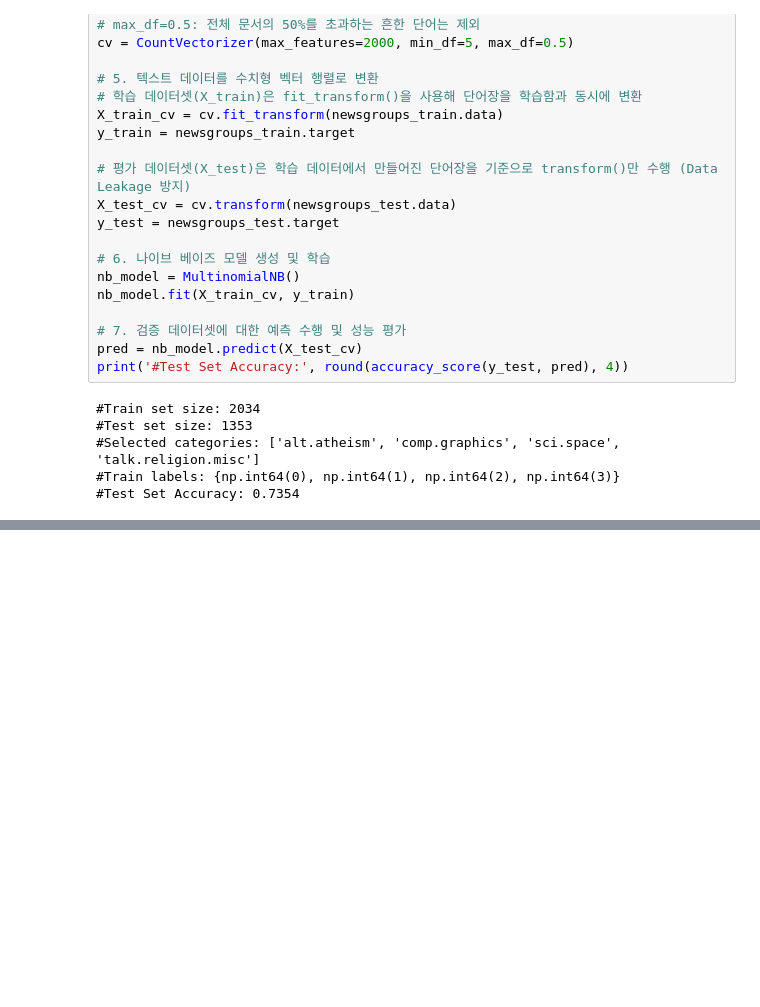
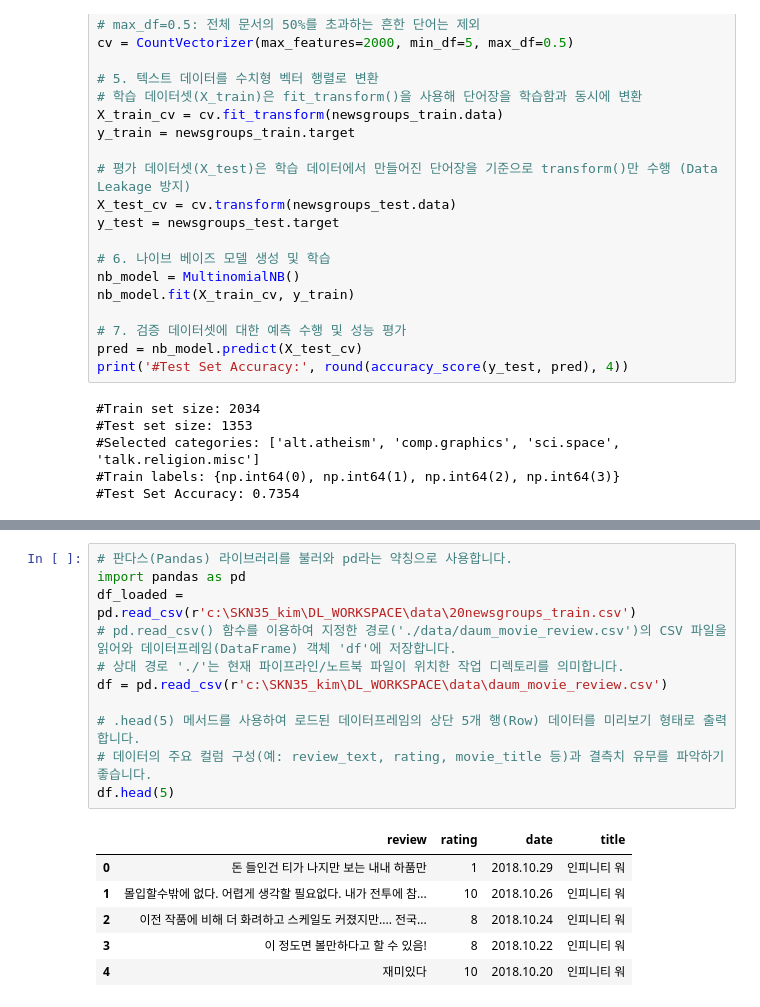
Before and after one commit to kimgyeongmin5348/DL_WORKSPACE, a Jupyter notebook: NLP/nlp03_뉴스그룹_BOW.ipynb, the cells around one changed output, grey strips where cells are left out. Cells and saved outputs as stored; diff of their text form; blank space fills up the shorter version.

```diff
--- a/NLP/nlp03_뉴스그룹_BOW.ipynb
+++ b/NLP/nlp03_뉴스그룹_BOW.ipynb
@@ -292,0 +373,18 @@ print('#Test Set Accuracy:', round(accuracy_score(y_test, pred), 4))
+# %%
+# 판다스(Pandas) 라이브러리를 불러와 pd라는 약칭으로 사용합니다.
+import pandas as pd
+df_loaded = pd.read_csv(r'c:\SKN35_kim\DL_WORKSPACE\data\20newsgroups_train.csv')
+# pd.read_csv() 함수를 이용하여 지정한 경로('./data/daum_movie_review.csv')의 CSV 파일을 읽어와 데이터프레임(DataFrame) 객체 'df'에 저장합니다.
+# 상대 경로 './'는 현재 파이프라인/노트북 파일이 위치한 작업 디렉토리를 의미합니다.
+df = pd.read_csv(r'c:\SKN35_kim\DL_WORKSPACE\data\daum_movie_review.csv')
+
+# .head(5) 메서드를 사용하여 로드된 데이터프레임의 상단 5개 행(Row) 데이터를 미리보기 형태로 출력합니다.
+# 데이터의 주요 컬럼 구성(예: review_text, rating, movie_title 등)과 결측치 유무를 파악하기 좋습니다.
+df.head(5)
+# %% [output]
+|  | review | rating | date | title |
+| 0 | 돈 들인건 티가 나지만 보는 내내 하품만 | 1 | 2018.10.29 | 인피니티 워 |
+| 1 | 몰입할수밖에 없다. 어렵게 생각할 필요없다. 내가 전투에 참... | 10 | 2018.10.26 | 인피니티 워 |
+| 2 | 이전 작품에 비해 더 화려하고 스케일도 커졌지만.... 전국... | 8 | 2018.10.24 | 인피니티 워 |
+| 3 | 이 정도면 볼만하다고 할 수 있음! | 8 | 2018.10.22 | 인피니티 워 |
+| 4 | 재미있다 | 10 | 2018.10.20 | 인피니티 워 |
```
Also changed, not shown: parts of 2 cells of this notebook, 1 other file.
